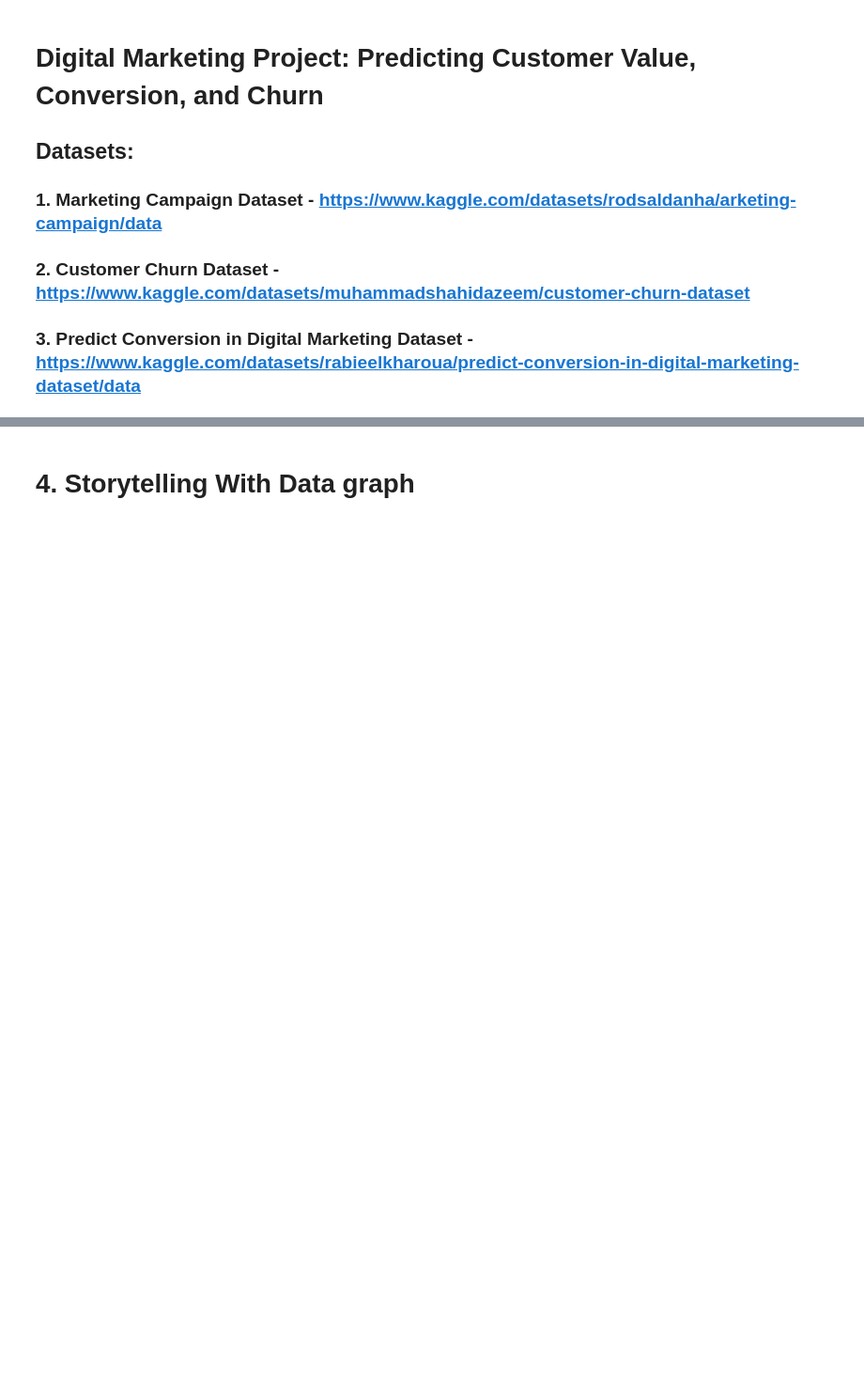
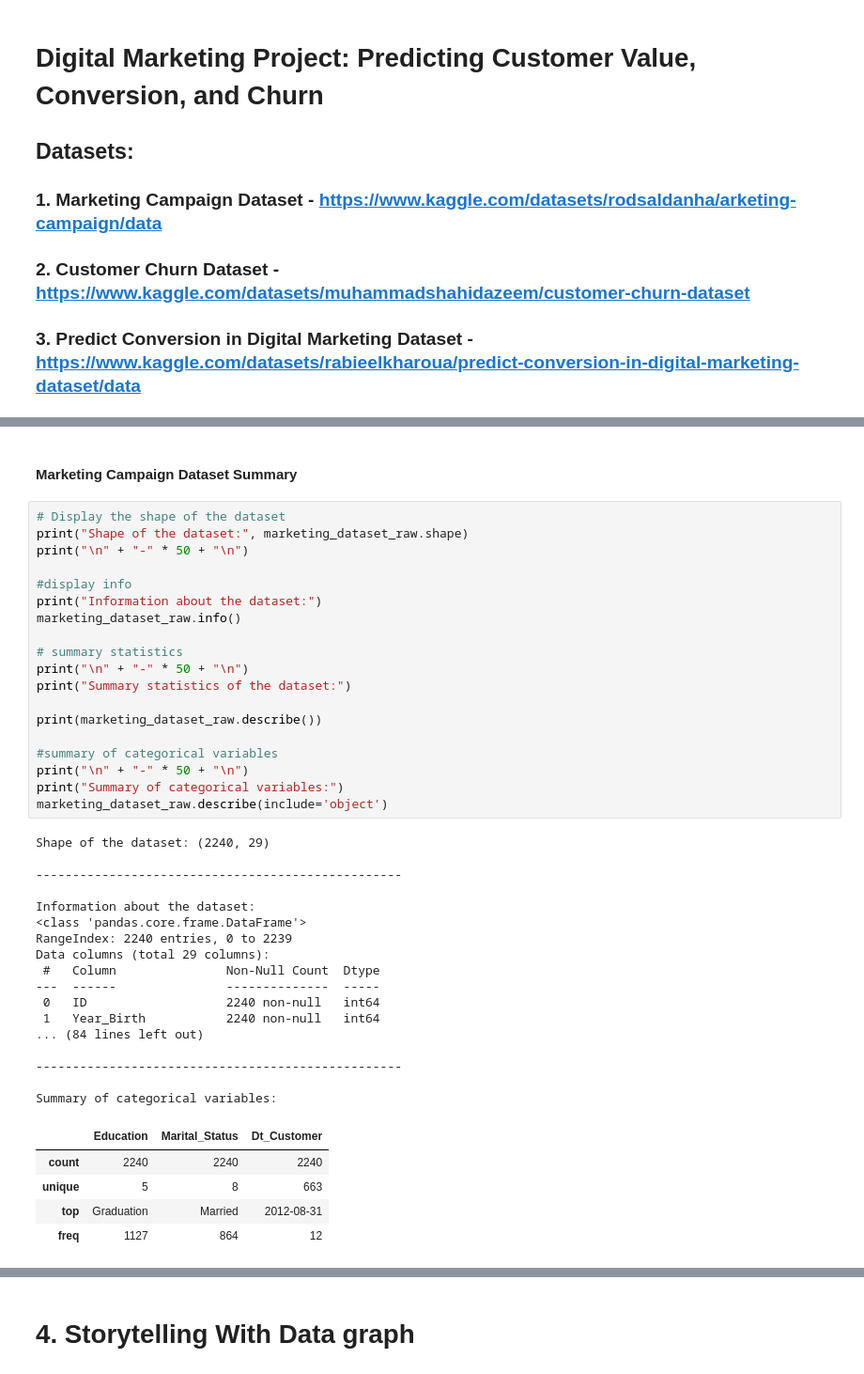
Before and after one commit to JakeOrionBU/milestone-3-hw, a Jupyter notebook: Week 2/OMDS-ModB2-Week2-Alvarez-Jake.ipynb, the cells around one changed output, grey strips where cells are left out. Shown at 94% size. Saved outputs shown, nothing was run; the diff lists cells and outputs as text; blank space fills up the shorter version.

```diff
--- a/Week 2/OMDS-ModB2-Week2-Alvarez-Jake.ipynb
+++ b/Week 2/OMDS-ModB2-Week2-Alvarez-Jake.ipynb
@@ -66,0 +86,44 @@ Please make sure you are authenticated if you are trying to access a private res
+# %% [markdown]
+####  Marketing Campaign Dataset Summary
+# %%
+# Display the shape of the dataset
+print("Shape of the dataset:", marketing_dataset_raw.shape)
+print("\n" + "-" * 50 + "\n")
+
+#display info
+print("Information about the dataset:")
+marketing_dataset_raw.info()
+
+# summary statistics
+print("\n" + "-" * 50 + "\n")
+print("Summary statistics of the dataset:")
+
+print(marketing_dataset_raw.describe())
+
+#summary of categorical variables
+print("\n" + "-" * 50 + "\n")
+print("Summary of categorical variables:")
+marketing_dataset_raw.describe(include='object')
+# %% [output]
+Shape of the dataset: (2240, 29)
+
+--------------------------------------------------
+
+Information about the dataset:
+<class 'pandas.core.frame.DataFrame'>
+RangeIndex: 2240 entries, 0 to 2239
+Data columns (total 29 columns):
+ #   Column               Non-Null Count  Dtype
+---  ------               --------------  -----
+ 0   ID                   2240 non-null   int64
+ 1   Year_Birth           2240 non-null   int64
+... (84 lines left out)
+
+--------------------------------------------------
+
+Summary of categorical variables:
+|  | Education | Marital_Status | Dt_Customer |
+| count | 2240 | 2240 | 2240 |
+| unique | 5 | 8 | 663 |
+| top | Graduation | Married | 2012-08-31 |
+| freq | 1127 | 864 | 12 |
```
Also changed, not shown: parts of 24 cells of this notebook.
